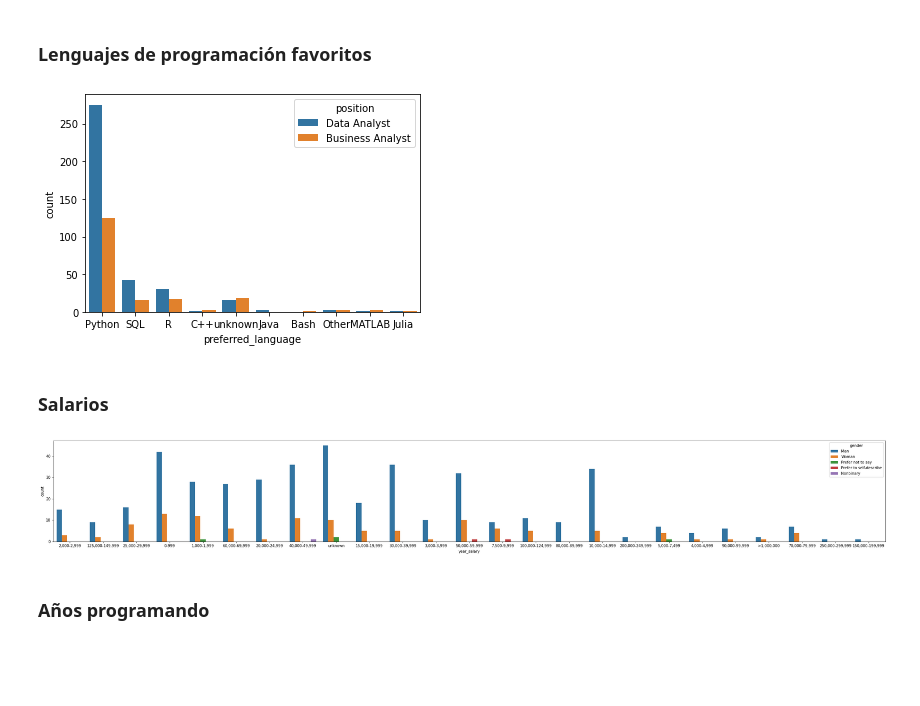
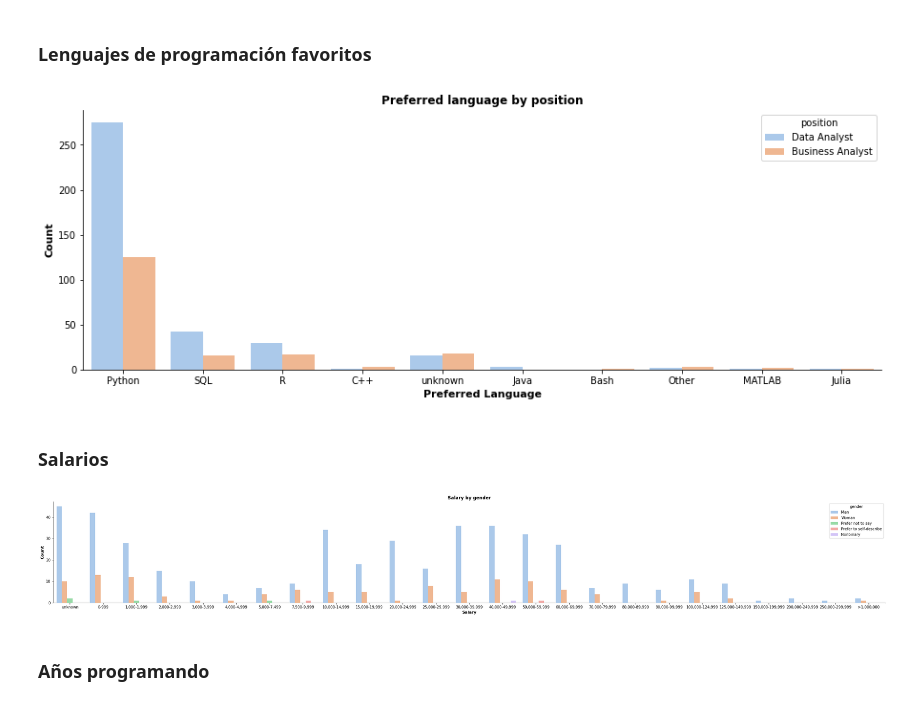
Before and after one commit to MonicaSL110/proyecto-transformacion-digital, a Jupyter notebook: preguntas_graficas.ipynb, the cells around one changed output. Saved outputs shown, nothing was run; the diff lists cells and outputs as text; code cells hidden in the pictures; blank space fills up the shorter version.

```diff
--- a/preguntas_graficas.ipynb
+++ b/preguntas_graficas.ipynb
@@ -111,13 +119,16 @@ sns.countplot(x='years_programming',hue='gender',data=df,order=lista_años_progr
 # %% [markdown]
 ### Lenguajes de programación favoritos
-# %%
-sns.countplot(x='preferred_language',hue='position',data=df);
-# %% [output]
-[figure, removed]
+# %%
+plt.figure(figsize= (15,5))
+fig = sns.countplot(x='preferred_language',hue='position',data=df,palette='pastel')
+fig.set_xlabel('Preferred Language', fontweight = "bold", fontsize = 11)
+fig.set_ylabel('Count', fontweight = "bold", fontsize = 11)
+
+fig.set_title('Preferred language by position', fontweight = "bold", fontsize = 12)
+
+fig.spines['top'].set_visible(False)
+fig.spines['right'].set_visible(False);
+# %% [output]
+[figure, added]
 # %% [markdown]
 ### Salarios
-# %%
-plt.figure(figsize= (40,5))
-sns.countplot(x='year_salary', hue='gender', data=df);
-# %% [output]
-[figure, removed]
@@ -124,2 +142,14 @@ sns.countplot(x='year_salary', hue='gender', data=df);
+# %%
+plt.figure(figsize= (40,5))
+fig = sns.countplot(x='year_salary', hue='gender', data=df,order=salarios,palette = 'pastel')
+fig.set_xlabel('Salary', fontweight = "bold", fontsize = 11)
+fig.set_ylabel('Count', fontweight = "bold", fontsize = 11)
+
+fig.set_title('Salary by gender', fontweight = "bold", fontsize = 12)
+
+fig.spines['top'].set_visible(False)
+fig.spines['right'].set_visible(False);
+# %% [output]
+[figure, added]
 # %% [markdown]
 ### Años programando
```
Also changed, not shown: parts of 10 cells of this notebook.
